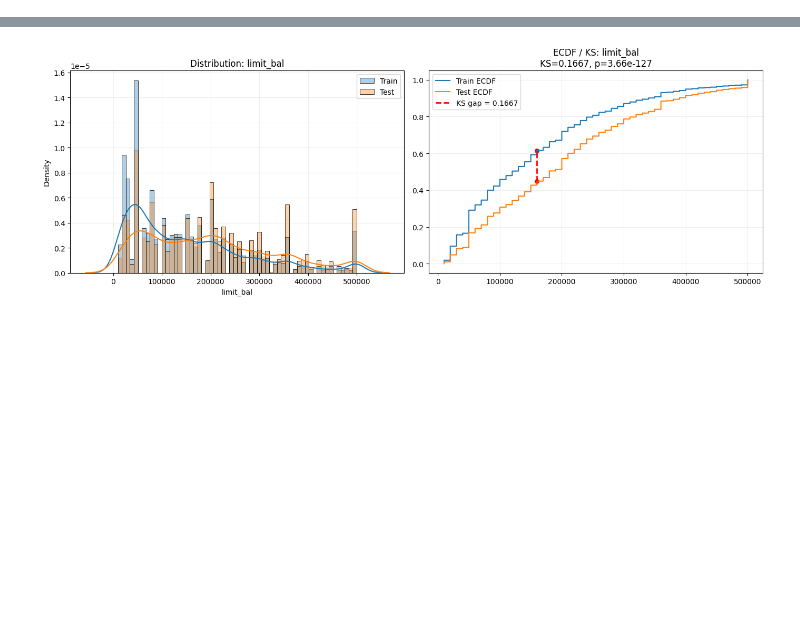
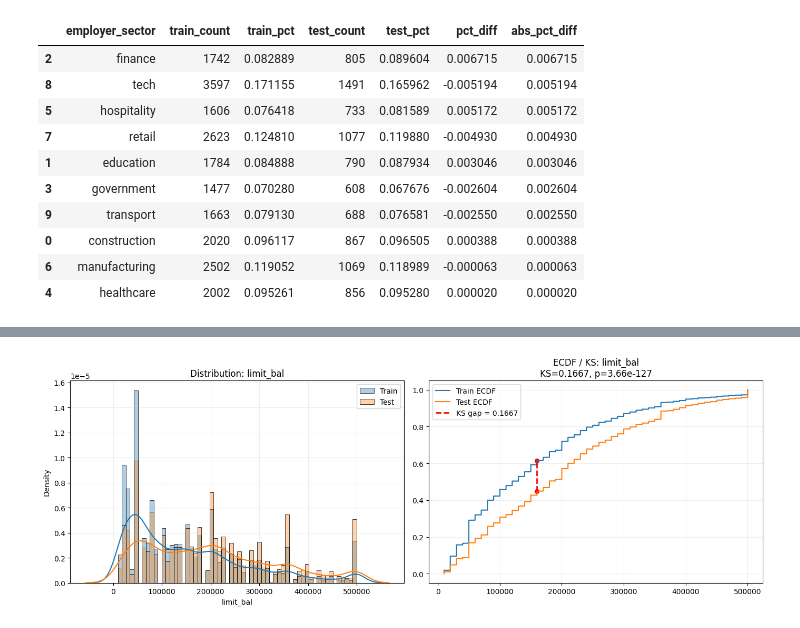
Before and after one commit to ochaff/ml-industry-group2, a Jupyter notebook: modeling_credit.ipynb, the cells around one changed output, grey strips where cells are left out. Cells and saved outputs as stored; diff of their text form; code cells hidden in the pictures; blank space fills up the shorter version.

```diff
--- a/modeling_credit.ipynb
+++ b/modeling_credit.ipynb
@@ -8,0 +33,23 @@ test = pd.read_csv('./generated/competition_test.csv')
+# %%
+train_dist = (
+    train_es["employer_sector"]
+    .fillna("<<MISSING>>")
+    .value_counts(dropna=False)
+    .rename_axis("employer_sector")
+    .reset_index(name="train_count")
+)
+
+train_dist["train_pct"] = train_dist["train_count"] / len(train_es)
+
+test_dist = (
+    test_es["employer_sector"]
+    .fillna("<<MISSING>>")
+    .value_counts(dropna=False)
+    .rename_axis("employer_sector")
+    .reset_index(name="test_count")
+)
+
+test_dist["test_pct"] = test_dist["test_count"] / len(test_es)
+
+display(train_dist.head(20))
+display(test_dist.head(20))
@@ -8,0 +79,24 @@ test = pd.read_csv('./generated/competition_test.csv')
+# %%
+dist_compare = pd.merge(
+    train_dist,
+    test_dist,
+    on="employer_sector",
+    how="outer"
+).fillna(0)
+
+dist_compare["pct_diff"] = dist_compare["test_pct"] - dist_compare["train_pct"]
+dist_compare["abs_pct_diff"] = dist_compare["pct_diff"].abs()
+
+display(dist_compare.sort_values("abs_pct_diff", ascending=False).head(20))
+# %% [output]
+|  | employer_sector | train_count | train_pct | test_count | test_pct | pct_diff | abs_pct_diff |
+| 2 | finance | 1742 | 0.082889 | 805 | 0.089604 | 0.006715 | 0.006715 |
+| 8 | tech | 3597 | 0.171155 | 1491 | 0.165962 | -0.005194 | 0.005194 |
+| 5 | hospitality | 1606 | 0.076418 | 733 | 0.081589 | 0.005172 | 0.005172 |
+| 7 | retail | 2623 | 0.124810 | 1077 | 0.119880 | -0.004930 | 0.004930 |
+| 1 | education | 1784 | 0.084888 | 790 | 0.087934 | 0.003046 | 0.003046 |
+| 3 | government | 1477 | 0.070280 | 608 | 0.067676 | -0.002604 | 0.002604 |
+| 9 | transport | 1663 | 0.079130 | 688 | 0.076581 | -0.002550 | 0.002550 |
+| 0 | construction | 2020 | 0.096117 | 867 | 0.096505 | 0.000388 | 0.000388 |
+| 6 | manufacturing | 2502 | 0.119052 | 1069 | 0.118989 | -0.000063 | 0.000063 |
+| 4 | healthcare | 2002 | 0.095261 | 856 | 0.095280 | 0.000020 | 0.000020 |
```
Also changed, not shown: parts of 6 cells of this notebook, 14 other files.
